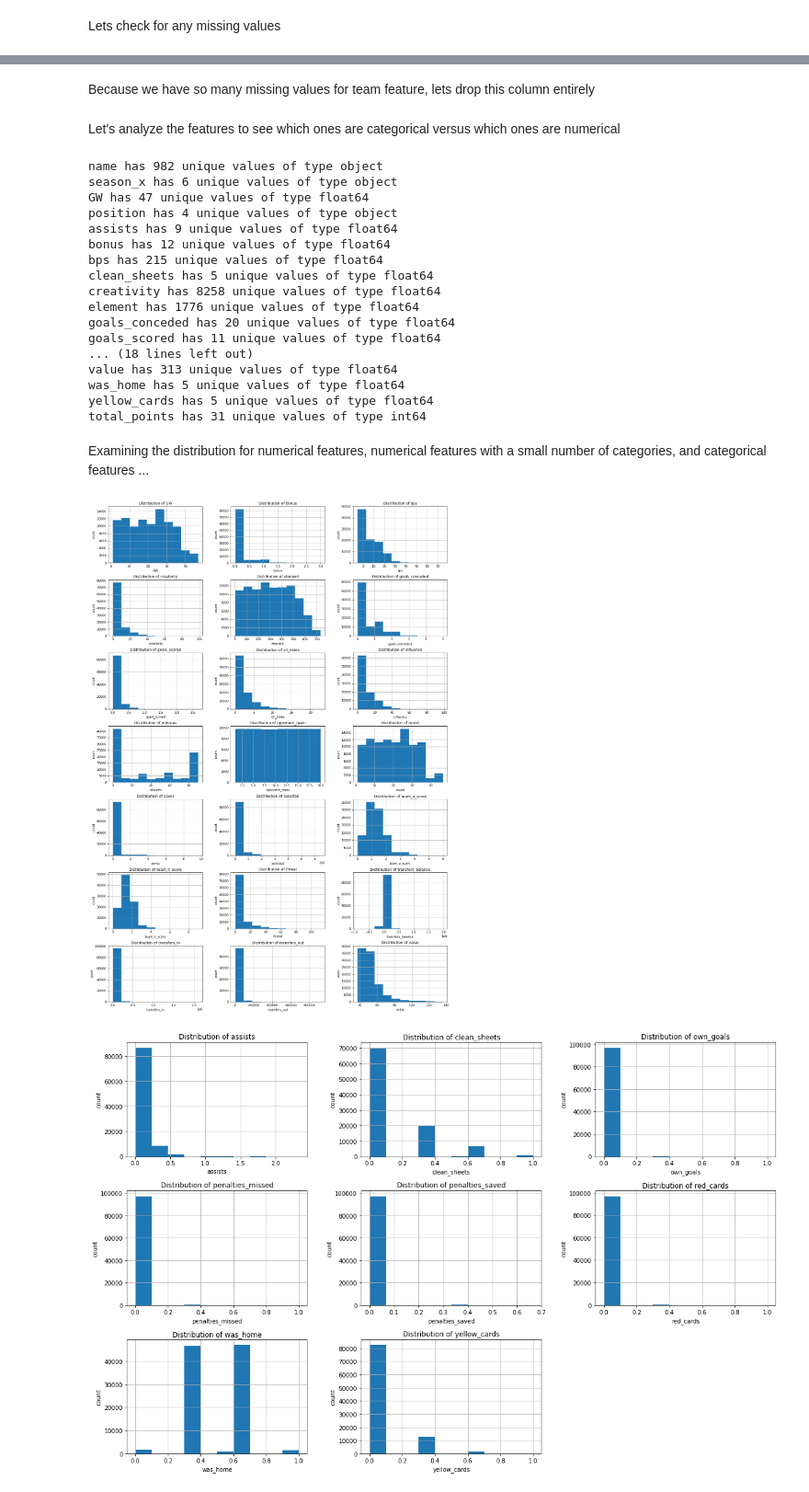
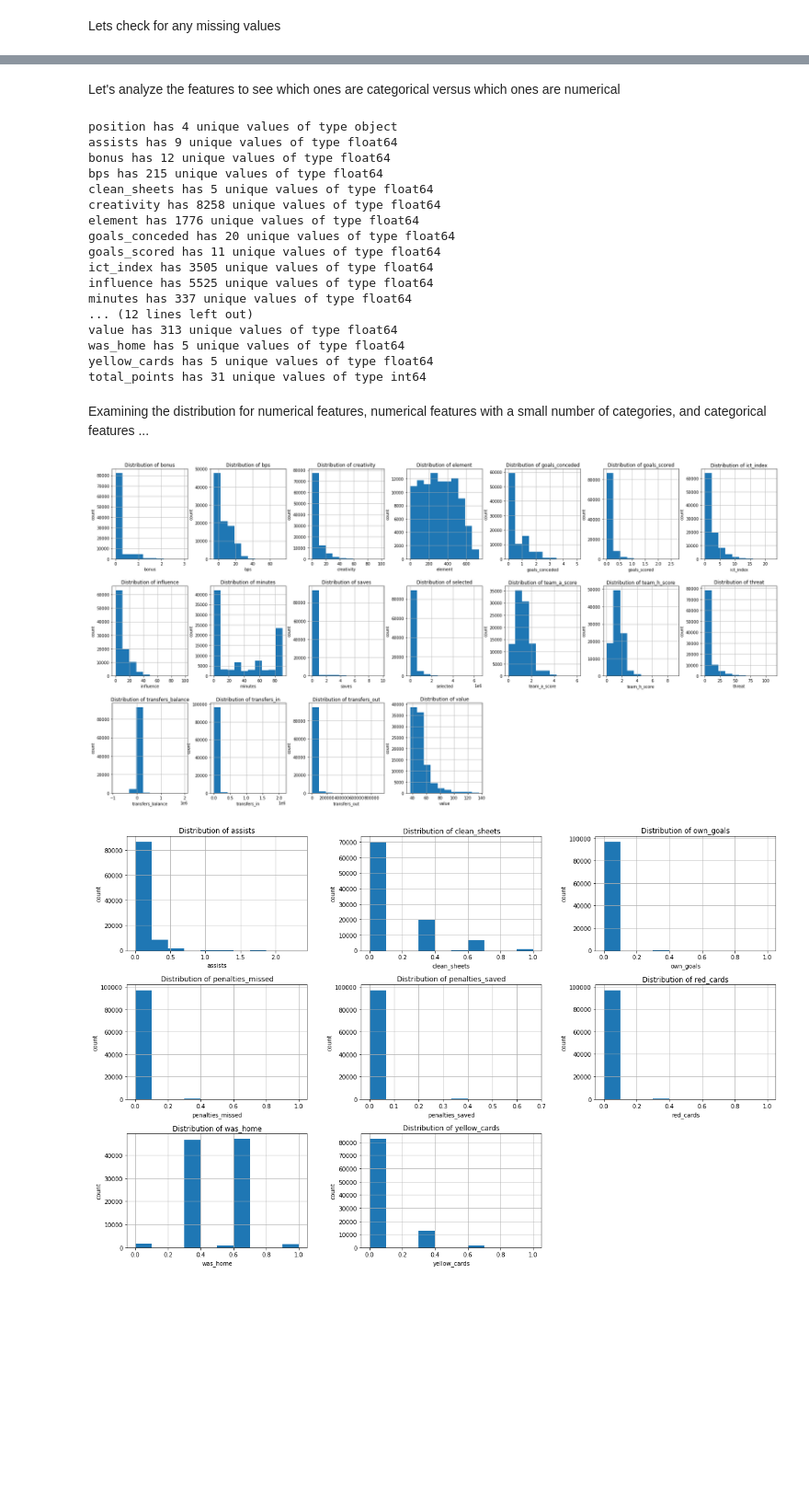
Before and after one commit to eklavyaj/FPL-Predictor, a Jupyter notebook: EDA_avg.ipynb, the cells around one changed output, grey strips where cells are left out. Shown at 92% size. Cells and saved outputs as stored; diff of their text form; code cells hidden in the pictures; blank space fills up the shorter version.

```diff
--- a/EDA_avg.ipynb
+++ b/EDA_avg.ipynb
@@ -55,5 +28,4 @@ Name: minutes, dtype: int64
 # %%
 # dropping team information
-drop_columns = ['team_x', 'fixture', 'kickoff_time']
-df = df.drop(columns=drop_columns)
-df.head()
+df = df.drop(columns=['team_x', 'fixture', 'kickoff_time'])
+df = df.fillna(0)
@@ -167,3 +123,5 @@ df.head()
 | 3 | Aaron Connolly | 2019-20 | 7.0 | FWD | 0.0 | 0.0 | 1.333333 | 0.000000 | 1.900000 | 534.0 | ... |
 | 4 | Aaron Connolly | 2019-20 | 8.0 | FWD | 0.0 | 1.0 | 18.666667 | 0.333333 | 9.733333 | 534.0 | ... |
 5 rows × 34 columns
+# %%
+df = df.drop(columns = ['name', 'season_x', 'opponent_team', 'opp_team_name', 'GW', 'round'])
@@ -184,5 +182,3 @@ plt.show()
-# %% [markdown]
-Because we have so many missing values for team feature, lets drop this column entirely
 # %% [markdown]
 Let's analyze the features to see which ones are categorical versus which ones are numerical
 # %%
@@ -205,9 +201,6 @@ for column in list(df.columns):
 
 cat_vars.remove('total_points')
 # %% [output]
-name has 982 unique values of type object
-season_x has 6 unique values of type object
-GW has 47 unique values of type float64
 position has 4 unique values of type object
 assists has 9 unique values of type float64
 bonus has 12 unique values of type float64
@@ -217,7 +210,10 @@ creativity has 8258 unique values of type float64
 element has 1776 unique values of type float64
 goals_conceded has 20 unique values of type float64
 goals_scored has 11 unique values of type float64
-... (18 lines left out)
+ict_index has 3505 unique values of type float64
+influence has 5525 unique values of type float64
+minutes has 337 unique values of type float64
+... (12 lines left out)
 value has 313 unique values of type float64
 was_home has 5 unique values of type float64
 yellow_cards has 5 unique values of type float64
@@ -227,13 +223,13 @@ Examining the distribution for numerical features, numerical features with a sma
 # %%
 # Examine the distribution for numerical features (floats with 10+ unique values)
 
-hist = df.hist(column=num_vars, layout=(7, 3), figsize=(20, 30))
+hist = df.hist(column=num_vars, layout=(3, 7), figsize=(30, 15))
 for ax, column_name in zip(hist.flatten(), sorted(num_vars)):
     ax.set_title("Distribution of {}".format(column_name))
     ax.set_xlabel(column_name)
     ax.set_ylabel('count')
 # %% [output]
-[figure, old version]
+[figure, new version]
 # %%
 # Examine the distribution for numerical categorical features (floats with <10 unique values)
 
```
Also changed, not shown: parts of 33 cells of this notebook, 4 other files.
